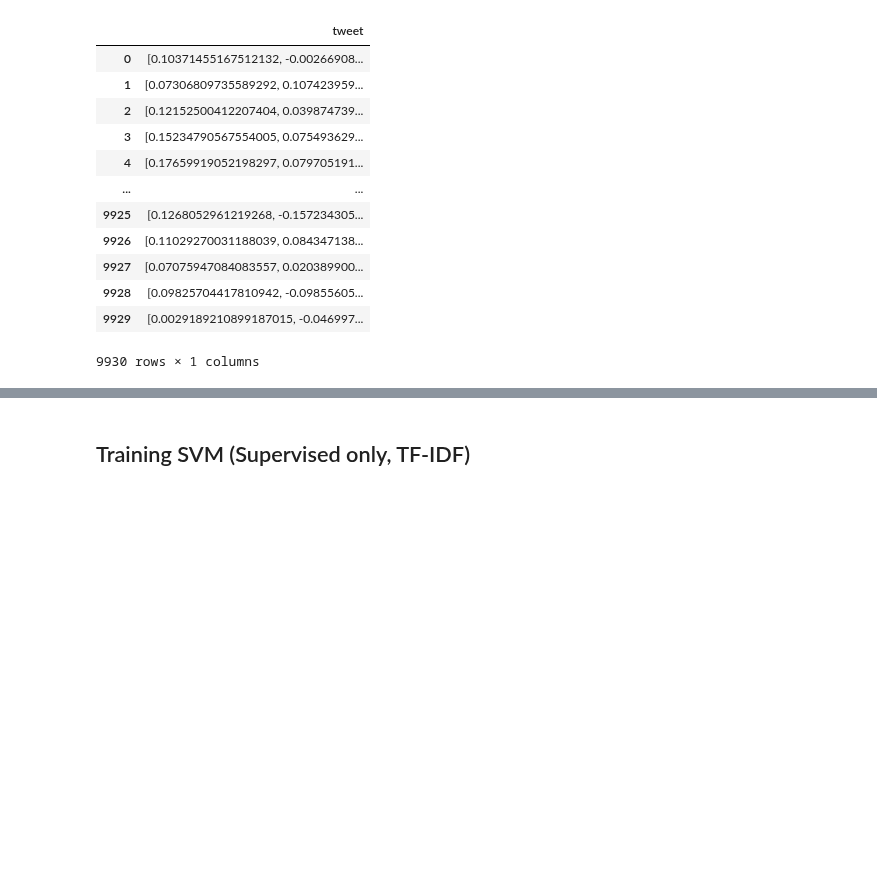
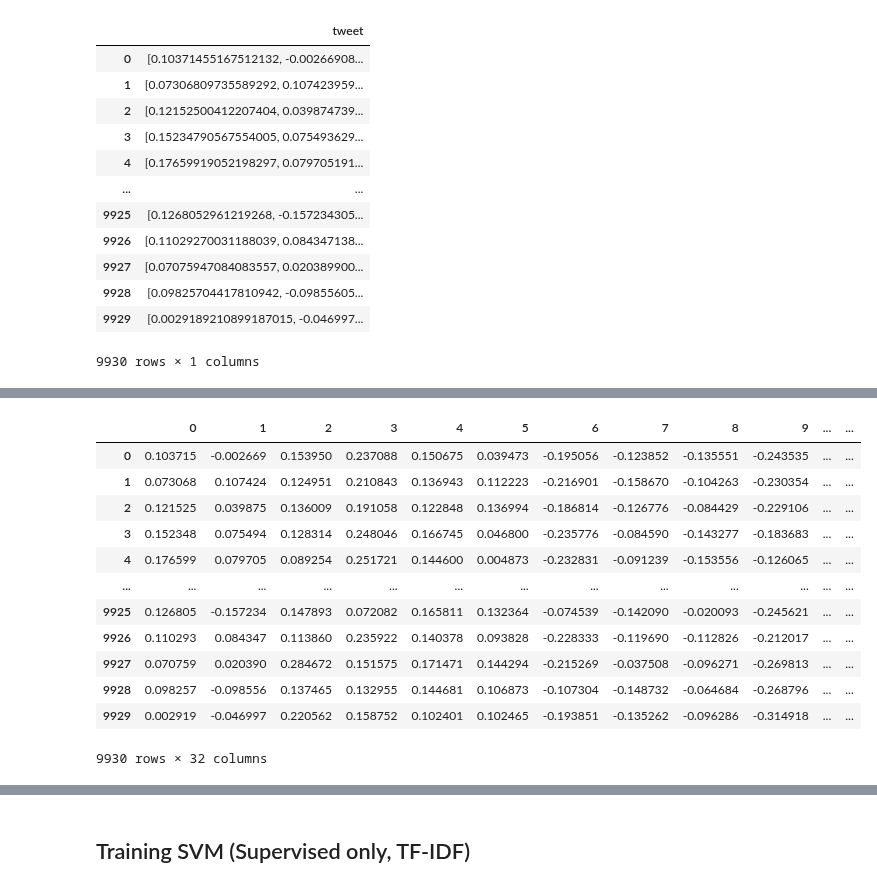
Before and after one commit to divyas39/SSL-Offensive-Lang-Detection-Social-Media, a Jupyter notebook: Self training.ipynb, the cells around one changed output, grey strips where cells are left out. Drawn from its saved outputs; the diff is of its cells as text; code cells hidden in the pictures; blank space fills up the shorter version.

```diff
--- a/Self training.ipynb
+++ b/Self training.ipynb
@@ -367 +378,18 @@ df_new
+# %%
+X_train_cbow = X_train_cbow.reset_index().drop(['index'], axis=1).fillna(0)
+X_train_cbow
+# %% [output]
+|  | 0 | 1 | 2 | 3 | 4 | 5 | 6 | 7 | 8 | 9 | ... | ... |
+| 0 | 0.103715 | -0.002669 | 0.153950 | 0.237088 | 0.150675 | 0.039473 | -0.195056 | -0.123852 | -0.135551 | -0.243535 | ... | ... |
+| 1 | 0.073068 | 0.107424 | 0.124951 | 0.210843 | 0.136943 | 0.112223 | -0.216901 | -0.158670 | -0.104263 | -0.230354 | ... | ... |
+| 2 | 0.121525 | 0.039875 | 0.136009 | 0.191058 | 0.122848 | 0.136994 | -0.186814 | -0.126776 | -0.084429 | -0.229106 | ... | ... |
+| 3 | 0.152348 | 0.075494 | 0.128314 | 0.248046 | 0.166745 | 0.046800 | -0.235776 | -0.084590 | -0.143277 | -0.183683 | ... | ... |
+| 4 | 0.176599 | 0.079705 | 0.089254 | 0.251721 | 0.144600 | 0.004873 | -0.232831 | -0.091239 | -0.153556 | -0.126065 | ... | ... |
+| ... | ... | ... | ... | ... | ... | ... | ... | ... | ... | ... | ... | ... |
+| 9925 | 0.126805 | -0.157234 | 0.147893 | 0.072082 | 0.165811 | 0.132364 | -0.074539 | -0.142090 | -0.020093 | -0.245621 | ... | ... |
+| 9926 | 0.110293 | 0.084347 | 0.113860 | 0.235922 | 0.140378 | 0.093828 | -0.228333 | -0.119690 | -0.112826 | -0.212017 | ... | ... |
+| 9927 | 0.070759 | 0.020390 | 0.284672 | 0.151575 | 0.171471 | 0.144294 | -0.215269 | -0.037508 | -0.096271 | -0.269813 | ... | ... |
+| 9928 | 0.098257 | -0.098556 | 0.137465 | 0.132955 | 0.144681 | 0.106873 | -0.107304 | -0.148732 | -0.064684 | -0.268796 | ... | ... |
+| 9929 | 0.002919 | -0.046997 | 0.220562 | 0.158752 | 0.102401 | 0.102465 | -0.193851 | -0.135262 | -0.096286 | -0.314918 | ... | ... |
+9930 rows × 32 columns
 # %%
```
Also changed, not shown: parts of 9 cells of this notebook.
